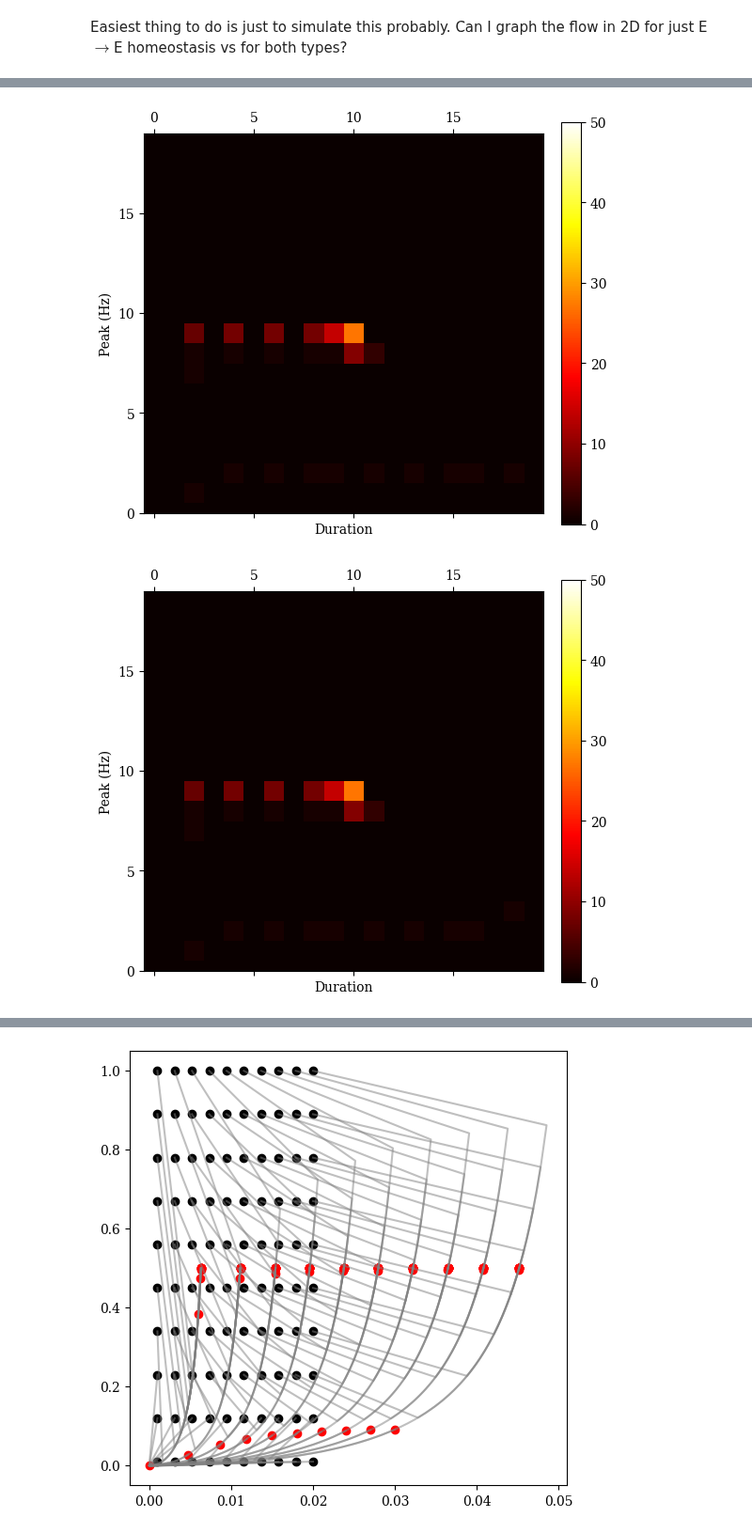
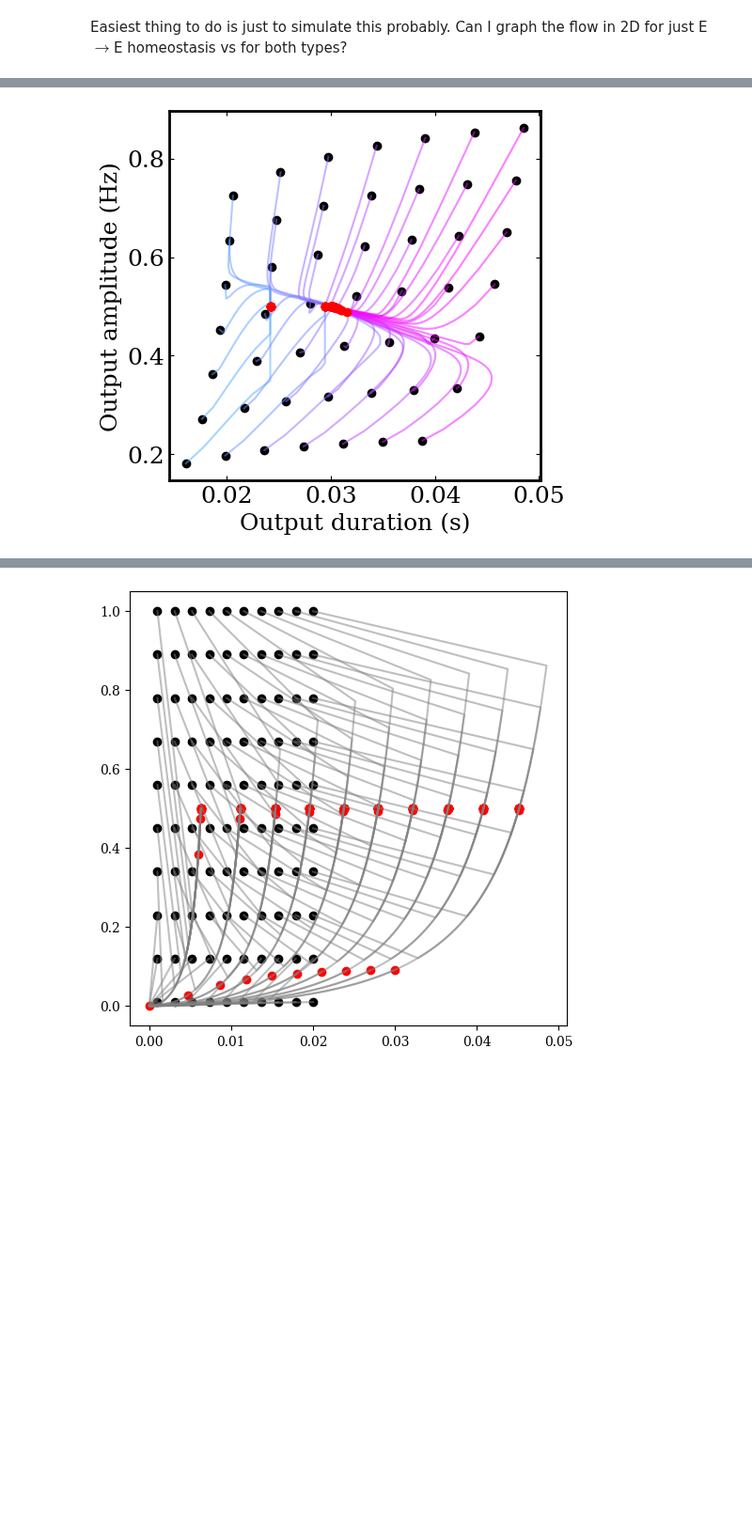
Before and after one commit to davidgbe/automated_plasticity_discovery, a Jupyter notebook: moment_control.ipynb, the cells around one changed output, grey strips where cells are left out. Shown at 94% size. Cells and saved outputs as stored; diff of their text form; code cells hidden in the pictures; blank space fills up the shorter version.

```diff
--- a/moment_control.ipynb
+++ b/moment_control.ipynb
@@ -252,22 +188,0 @@ for tau_alpha in np.linspace(1e-3, 20e-3, 10):
-# %%
-scale = 2
-fig, axs = plt.subplots(1, 1, figsize=(3 * scale, 3 * scale))
-
-colors = get_ordered_colors('cool', len(trajs))
-for i_traj in range(0, trajs.shape[0], 1):
-    if i_traj % 10 < 3 or i_traj < 30:
-        continue
-    traj = trajs[i_traj, :]
-
-    x_idxs = np.arange(2, len(traj), 2)
-    y_idxs = np.arange(3, len(traj), 2)
-    axs.plot(traj[x_idxs], traj[y_idxs], color=colors[i_traj], alpha=0.5)
-    axs.plot(traj[[0, 2]], traj[[1, 3]], '--', color=colors[i_traj], alpha=0.5)
-    axs.scatter([traj[2]], [traj[3]], color='black')
-    axs.scatter([traj[-2]], [traj[-1]], color='red', zorder=10)
-
-axs.set_xlabel('Output duration (s)')
-axs.set_ylabel('Output amplitude (Hz)')
-
-axs.tick_params(axis='both', which='both', direction='in', right=True, top=True)
-plt.subplots_adjust(wspace=0, hspace=0.05)
@@ -278,26 +188,0 @@ trajs_inh = copy(trajs)
-# %%
-trajs = copy(trajs_inh)
-
-tiling_size = 20
-
-for i_cycle in range(n_cycles):
-    if not i_cycle >= (n_cycles - 2):
-        continue
-#     if not (i_cycle % 1 == 0):
-#         continue
-    density = np.zeros((tiling_size, tiling_size))
-    scale = 2
-    fig, axs = plt.subplots(1, 1, figsize=(3 * scale, 3 * scale))
-    for i_traj in range(trajs.shape[0]):
-        traj = trajs[i_traj, :]
-        density[int(traj[2 * i_cycle] / 0.06 * tiling_size), int(traj[(2 * i_cycle + 1)] / 1.1 * tiling_size)] += 1
-#     density /= density.sum()
-
-    mappable = axs.matshow(density.T, vmin=0, vmax=50, cmap='hot')
-    plt.colorbar(mappable, fraction=0.046, pad=0.04)
-    axs.set_ylim(0, tiling_size - 1)
-    axs.set_xlabel('Duration')
-    axs.set_ylabel('Peak (Hz)')
-# %% [output]
-[figure, removed]
-[figure, removed]
@@ -303,0 +254,24 @@ for i_cycle in range(n_cycles):
+# %%
+scale = 1.7
+fig, axs = plt.subplots(1, 1, figsize=(3 * scale, 3 * scale))
+
+colors = get_ordered_colors('cool', len(trajs))
+for i_traj in range(0, trajs.shape[0], 1):
+    if i_traj % 10 < 3 or i_traj < 30:
+        continue
+    traj = trajs[i_traj, :]
+
+    x_idxs = np.arange(2, len(traj), 2)
+    y_idxs = np.arange(3, len(traj), 2)
+    axs.plot(traj[x_idxs], traj[y_idxs], color=colors[i_traj], alpha=0.5)
+#     axs.plot(traj[[0, 2]], traj[[1, 3]], '--', color=colors[i_traj], alpha=0.5)
+    axs.scatter([traj[2]], [traj[3]], color='black')
+    axs.scatter([traj[-2]], [traj[-1]], color='red', zorder=10)
+
+axs.set_xlabel('Output duration (s)')
+axs.set_ylabel('Output amplitude (Hz)')
+
+axs.tick_params(axis='both', which='both', direction='in', right=True, top=True)
+plt.subplots_adjust(wspace=0, hspace=0.05)
+# %% [output]
+[figure, added]
```
Also changed, not shown: parts of 13 cells of this notebook.
